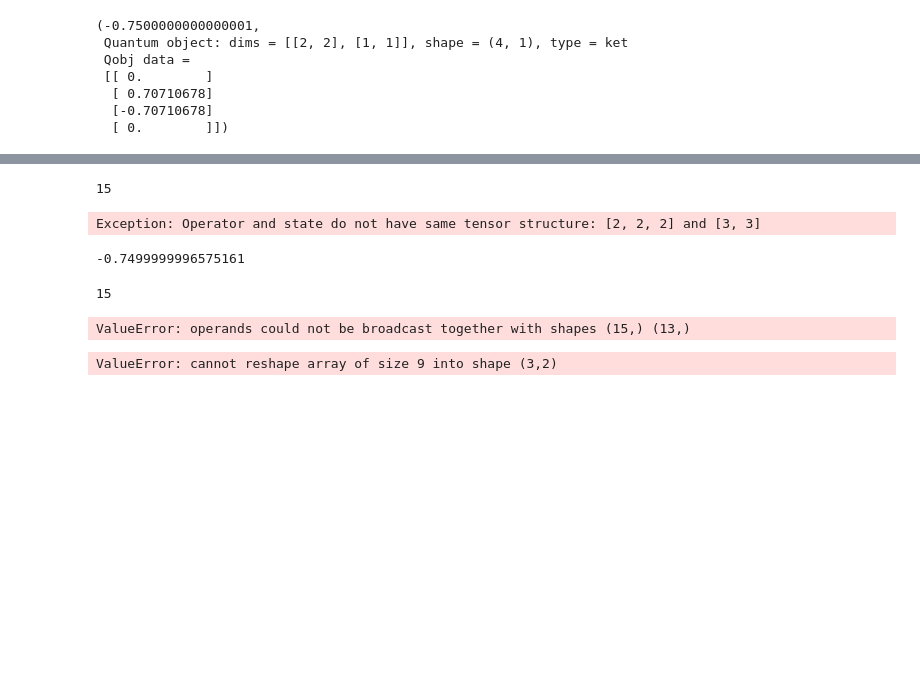
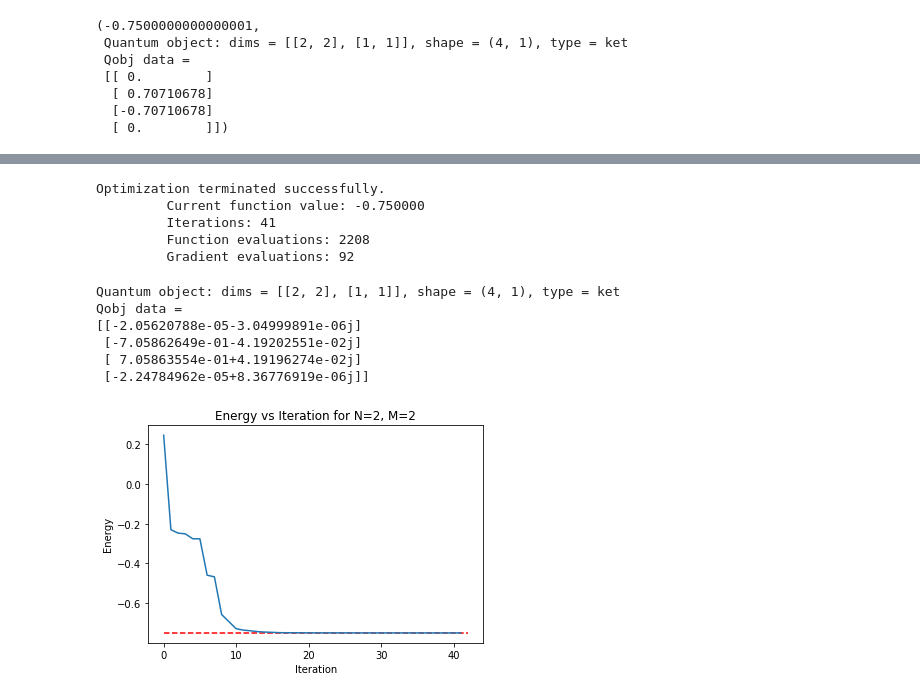
Before and after one commit to aorfi/Phys459, a Jupyter notebook: RBMGroundStateExperiments.ipynb, the cells around one changed output, grey strips where cells are left out. Saved outputs shown, nothing was run; the diff lists cells and outputs as text; code cells hidden in the pictures; blank space fills up the shorter version.

Commit message:
Ran RBM for Different M
Found that there was very little difference in error with adding more
hidden nodes

```diff
--- a/RBMGroundStateExperiments.ipynb
+++ b/RBMGroundStateExperiments.ipynb
@@ -46,18 +47,3 @@ def operatorCreation(N):
     id = tensor(op_list)
 
     return sx_list, sy_list, sz_list,id
-
-operatorCreation(3)[3]
-tensor([basis(2,0),basis(2,0),basis(2,0)])
-
-tesor = []
-basisState = []
-basisTensor = []
-for i in range(3):
-    op_list = []
-    for m in range(3):
-        op_list.append(basis(2,0))
-    for j in range(2)
-
-
-print(basisState)
@@ -93,11 +75,20 @@ groundState(hamiltonian(2,B,A0))
 #Make basis and get sz values
 def basisCreation(N):
     sz_list = operatorCreation(N)[2]
-    id = operatorCreation(N)[3]
     Sbasis = []
-    for i in range(N):
-        j in range(2):
-        Sbasis.append()
+    basisState = []
+
+    for j in range(2):
+        basisState.append(basis(2,j))
+    b = itertools.product(basisState,repeat=N)
+    basisTensor = list(b)
+    #makes Sbasis the correct dimesion of Qobj
+    for i in range(2**N):
+        c = basisTensor[i][0]
+        for j in range(N-1):
+            c = tensor(c,basisTensor[i][j+1])
+        Sbasis.append(c)
+
 
     #get sz values for basis states
     sz = np.zeros((2**N,N), dtype = complex)
@@ -107,5 +98,3 @@ def basisCreation(N):
             #matrix element <bra|Sz|ket>
             sz[i][j] = sz_list[j].matrix_element(Sbasis[i],Sbasis[i])
     return Sbasis, sz
-
-basisCreation(3)
@@ -197,7 +150,7 @@ def gradEnergy(par,N, M,H):
     return optimize.approx_fprime(par,varEnergy,eps, N, M,H)
 # %%
 #Gradient Descent
-def gradDescent(N, M):
+def gradDescent(N, M,B,A0):
     par = ranRBMpar(N,M)
     H = hamiltonian(N, B, A0)
     min = scipy.optimize.fmin_cg(varEnergy,par,args= (N,M,H),full_output=True, retall = True, disp=True)
@@ -209,31 +162,37 @@ def gradDescent(N, M):
 
     return min, found_gs, found_gsEnergy
 # %%
-y = gradDescent(3, 3)
-print(y[1])
+y = gradDescent(2, 3)
 # %% [output]
-15
+Optimization terminated successfully.
+         Current function value: -0.750000
+         Iterations: 41
+         Function evaluations: 2208
+         Gradient evaluations: 92
-Exception: Operator and state do not have same tensor structure: [2, 2, 2] and [3, 3]
 # %%
-print(y[2])
+print(y[1])
 # %% [output]
--0.7499999996575161
+Quantum object: dims = [[2, 2], [1, 1]], shape = (4, 1), type = ket
+Qobj data =
+[[-2.05620788e-05-3.04999891e-06j]
+ [-7.05862649e-01-4.19202551e-02j]
+ [ 7.05863554e-01+4.19196274e-02j]
+ [-2.24784962e-05+8.36776919e-06j]]
 # %%
 #plot energy vs iteration
 numIter = len(y[0][5])
 iter = np.arange(numIter)
 energy = np.zeros(numIter)
 for i in range(numIter):
-    energy[i]= varEnergy(y[0][5][i], N, M, H)
+    energy[i]= varEnergy(y[0][5][i],2, 3, hamiltonian(2, B, A0))
 plt.plot(iter, energy)
 plt.xlabel('Iteration')
 plt.ylabel('Energy')
 plt.title('Energy vs Iteration for N=2, M=2')
 plt.hlines(-0.75,0,numIter, "r", linestyle = "--")
 plt.show()
 # %% [output]
-15
-ValueError: operands could not be broadcast together with shapes (15,) (13,)
+[figure, added]
 # %%
 #Error Calculation
 def err(found_gs,gs,found_gsEnergy,gsEnergy):
@@ -242,9 +201,5 @@ def err(found_gs,gs,found_gsEnergy,gsEnergy):
     waveFunctionErr = waveFunctionErr.norm()
 
     return engErr,waveFunctionErr
-# %%
-gradDescent(par, Sbasis, N, 3,sz, H)
-# %% [output]
-ValueError: cannot reshape array of size 9 into shape (3,2)
 # %%
 #Vary M Values
```
Also changed, not shown: parts of 8 cells of this notebook.
